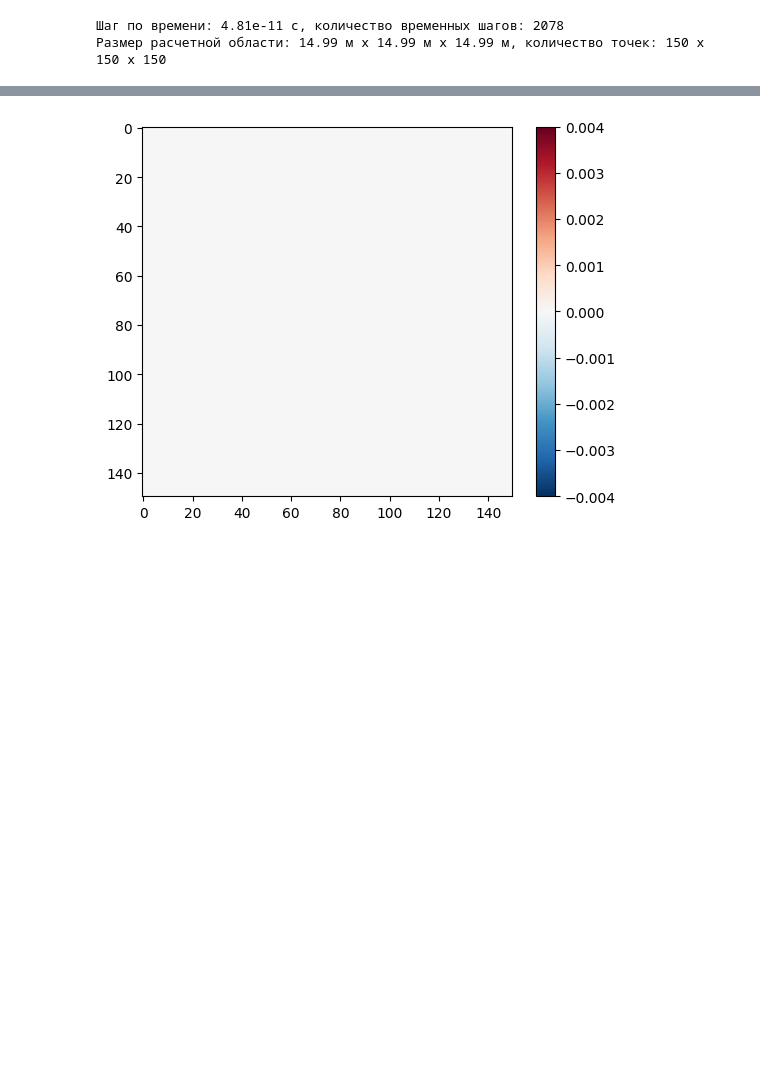
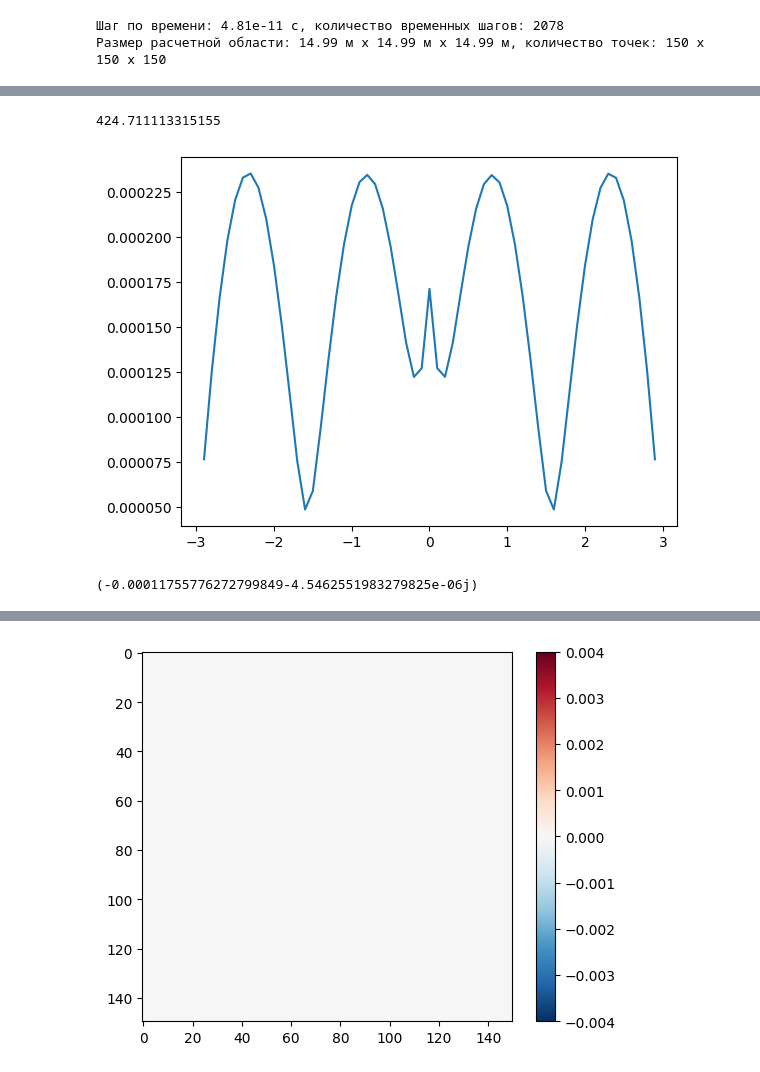
Before and after one commit to MikhailPolikarpov/Num_meth_8_sem, a Jupyter notebook: TDS_03.ipynb, the cells around one changed output, grey strips where cells are left out. Drawn from its saved outputs; the diff is of its cells as text; code cells hidden in the pictures; blank space fills up the shorter version.

```diff
--- a/TDS_03.ipynb
+++ b/TDS_03.ipynb
@@ -54,6 +57,18 @@ sigmz[nx//2+1, ny//2+1, z_c-n_section+1:z_c] = 1e+25
 # %%
 # z-компонента тока в ячейке (i, j, k)
+
+
 def Jz_check(i, j, k):
     return sigmz[i, j, k] * Ez[i, j, k]
 def Jz(i, j, k):
     return (Hy[i, j, k] - Hy[i-1, j, k])*dy - (Hx[i, j, k] - Hx[i, j-1, k])*dx
+
+def CA_maker(sample_t_dep): #преобразование временной зависимости в комплексную амплитуду
+    start = int(5*t/dt)
+    end = start + int(2*t/dt)
+    lenth = end - start
+    CA = np.zeros(lenth, dtype=np.float32)
+    time = np.arange(start, end)*dt
+    basic = np.exp(-1j*2*np.pi*f*time)
+    ca = np.sum(sample_t_dep[start:end]*basic)/lenth
+    return ca
@@ -180,0 +221,15 @@ for i_t in tqdm.tqdm(range(nt)):
+# %%
+ca_dipole_current = []
+for i in range(len(dipole_zindexes)):
+    ca_dipole_current.append(CA_maker(J_dipole[:, i]))
+z_coordinates = dipole_zindexes*dz - z_c*dz
+plt.plot(z_coordinates, np.abs(ca_dipole_current[:])*2)
+#plt.plot(np.angle(np.array(ca_dipole_current)*1.j))
+print(dz/np.abs(ca_dipole_current[6])/2)
+# %% [output]
+424.711113315155
+[figure, added]
+# %%
+print(CA_maker(J_dipole[:, 6]))
+# %% [output]
+(-0.00011755776272799849-4.5462551983279825e-06j)
```
Also changed, not shown: parts of 7 cells of this notebook, 2 other files.
